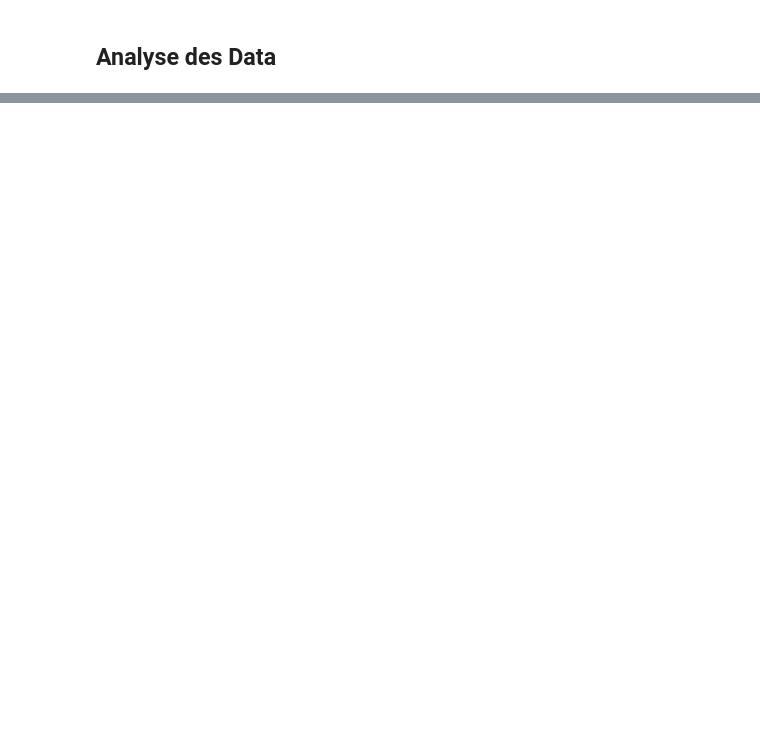
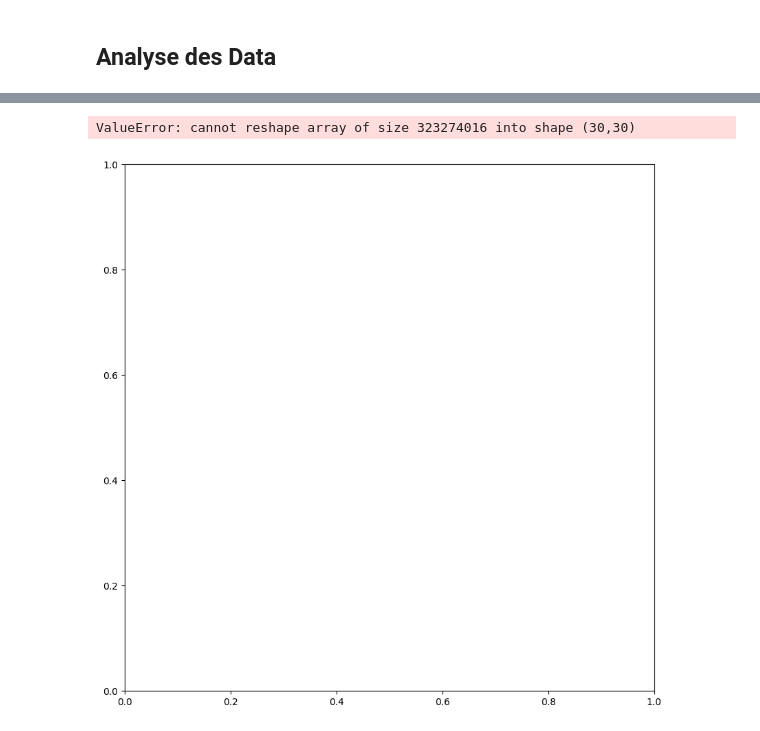
Before and after one commit to L-Poca/DS_COVID, a Jupyter notebook: notebooks/Visualisation.ipynb, the cells around one changed output, grey strips where cells are left out. Saved outputs shown, nothing was run; the diff lists cells and outputs as text; code cells hidden in the pictures; blank space fills up the shorter version.

```diff
--- a/notebooks/Visualisation.ipynb
+++ b/notebooks/Visualisation.ipynb
@@ -112,0 +184,38 @@ normal_metadata.head()
+# %%
+def plot_components(data, model, images=None, ax=None,
+                    thumb_frac=0.05, cmap='gray_r', prefit = False):
+    ax = ax or plt.gca()
+
+    if not prefit :
+        proj = model.fit_transform(data)
+    else:
+        proj = data
+    ax.plot(proj[:, 0], proj[:, 1], '.b')
+
+    if images is not None:
+        min_dist_2 = (thumb_frac * max(proj.max(0) - proj.min(0))) ** 2
+        shown_images = np.array([2 * proj.max(0)])
+        for i in range(data.shape[0]):
+            dist = np.sum((proj[i] - shown_images) ** 2, 1)
+            if np.min(dist) < min_dist_2:
+                # On ne montre pas le points trop proches
+                continue
+            shown_images = np.vstack([shown_images, proj[i]])
+            imagebox = offsetbox.AnnotationBbox(
+                offsetbox.OffsetImage(images[i], cmap=cmap),
+                                      proj[i])
+            ax.add_artist(imagebox)
+# %%
+from sklearn.manifold import Isomap
+from matplotlib import offsetbox
+
+fig, ax = plt.subplots(figsize=(10, 10))
+
+plot_components(data,
+                model=Isomap(n_components=2),
+                images=data.reshape((-1,size_x, size_y)),
+                cmap = 'gray',
+                thumb_frac = .1)
+# %% [output]
+ValueError: cannot reshape array of size 323274016 into shape (30,30)
+[figure, added]
```
Also changed, not shown: parts of 10 cells of this notebook, 1 other file.
